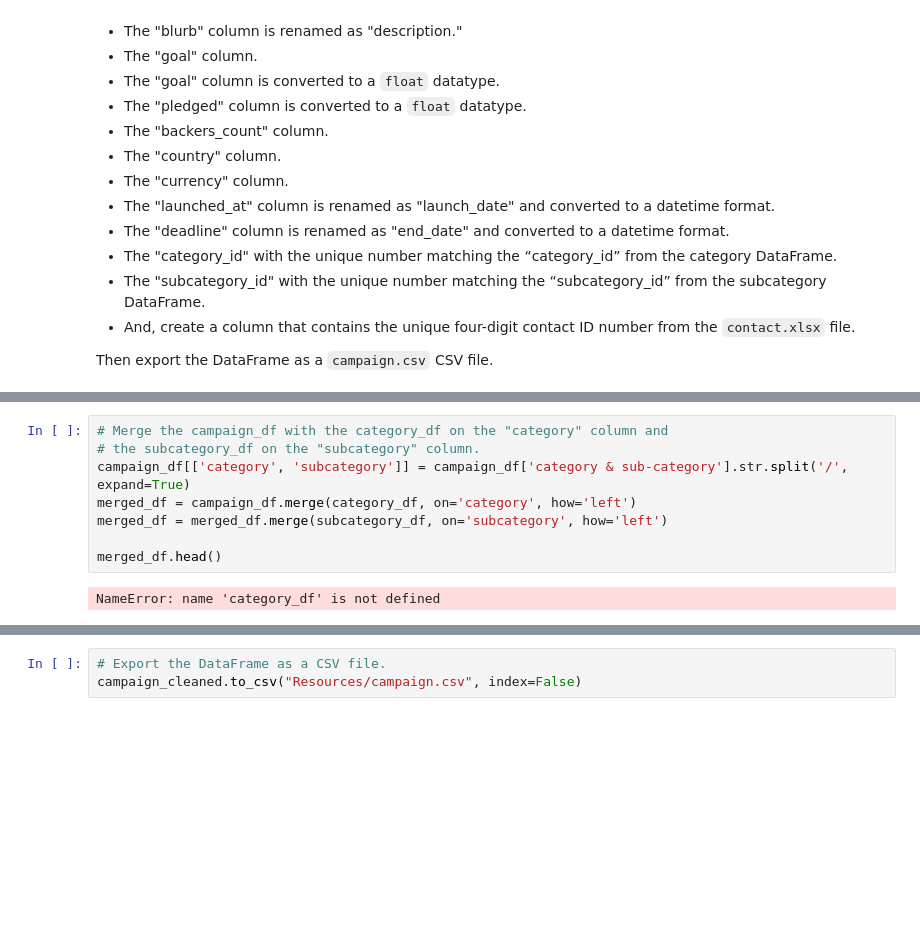
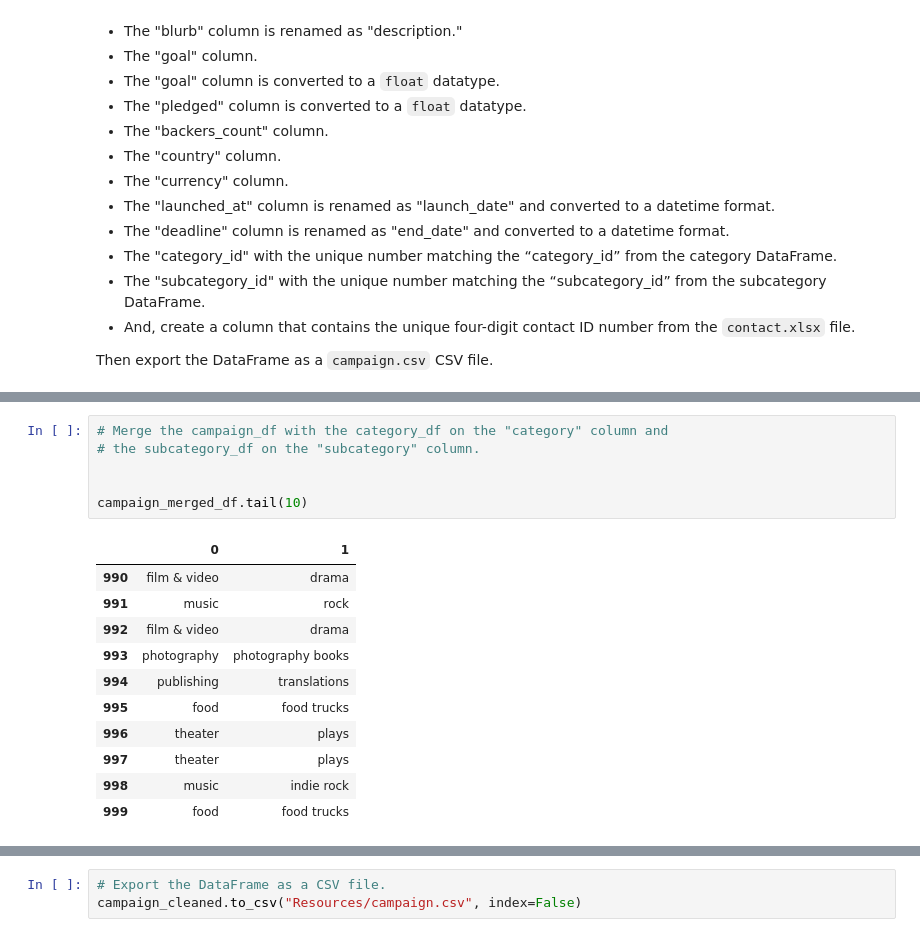
Before and after one commit to jananaum7/Crowdfunding_ETL, a Jupyter notebook: Starter_Files/ETL_Mini_Project_MSahane_JNaum_EGarcia.ipynb, the cells around one changed output, grey strips where cells are left out. Saved outputs shown, nothing was run; the diff lists cells and outputs as text; blank space fills up the shorter version.

```diff
--- a/Starter_Files/ETL_Mini_Project_MSahane_JNaum_EGarcia.ipynb
+++ b/Starter_Files/ETL_Mini_Project_MSahane_JNaum_EGarcia.ipynb
@@ -236,13 +258,21 @@ campaign_df.head()
 # %%
 # Merge the campaign_df with the category_df on the "category" column and
 # the subcategory_df on the "subcategory" column.
-campaign_df[['category', 'subcategory']] = campaign_df['category & sub-category'].str.split('/', expand=True)
-merged_df = campaign_df.merge(category_df, on='category', how='left')
-merged_df = merged_df.merge(subcategory_df, on='subcategory', how='left')
 
-merged_df.head()
+
+campaign_merged_df.tail(10)
 # %% [output]
-NameError: name 'category_df' is not defined
+|  | 0 | 1 |
+| 990 | film & video | drama |
+| 991 | music | rock |
+| 992 | film & video | drama |
+| 993 | photography | photography books |
+| 994 | publishing | translations |
+| 995 | food | food trucks |
+| 996 | theater | plays |
+| 997 | theater | plays |
+| 998 | music | indie rock |
+| 999 | food | food trucks |
 # %%
 # Drop unwanted columns
 # %% [output]
```
Also changed, not shown: parts of 28 cells of this notebook.
